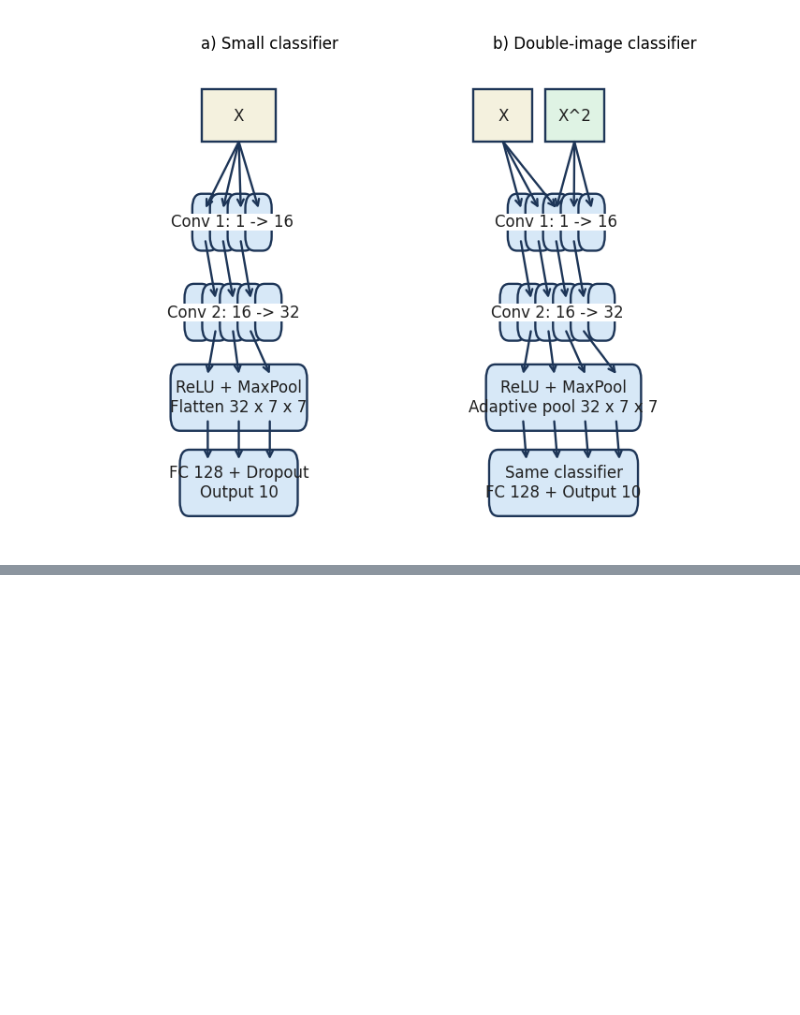
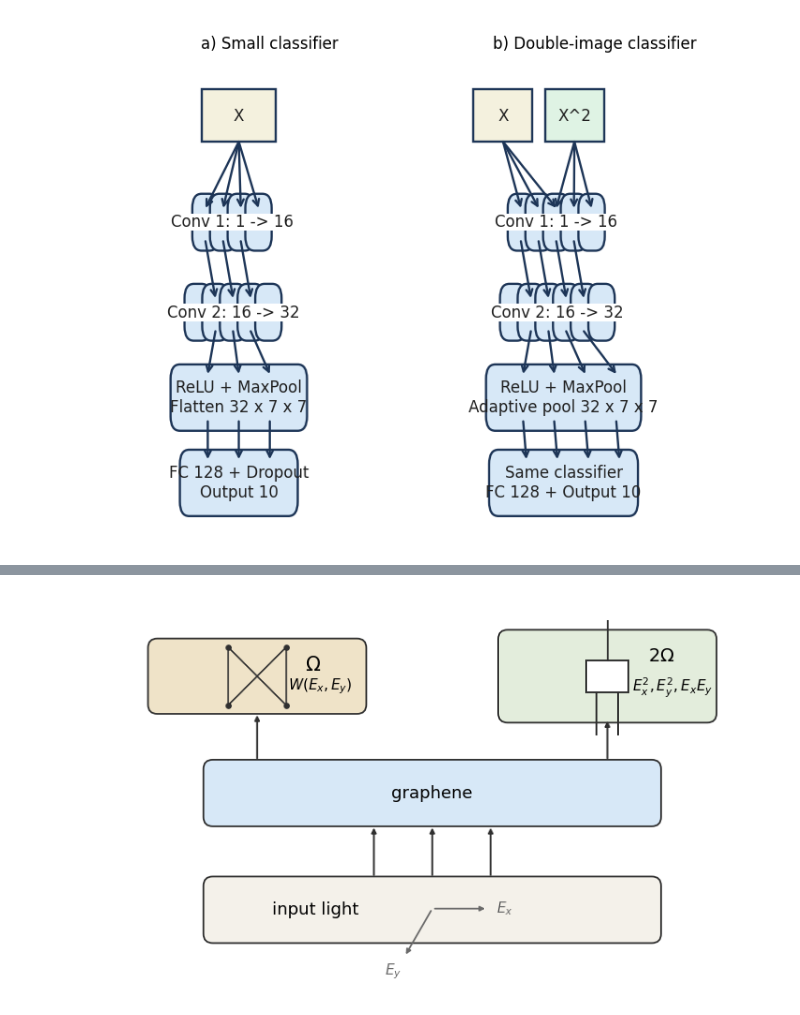
Before and after one commit to OlesMatsyshyn/Quantum-Material-Enhanced-Learning, a Jupyter notebook: Machine_learning_MNIST_tests/Plotting_ML_models_schemes.ipynb, the cells around one changed output, grey strips where cells are left out. Saved outputs shown, nothing was run; the diff lists cells and outputs as text; code cells hidden in the pictures; blank space fills up the shorter version.

Commit message:
Small plot updates

```diff
--- a/Machine_learning_MNIST_tests/Plotting_ML_models_schemes.ipynb
+++ b/Machine_learning_MNIST_tests/Plotting_ML_models_schemes.ipynb
@@ -150,0 +317,90 @@ plt.show()
+# %%
+import matplotlib.pyplot as plt
+from matplotlib.patches import FancyBboxPatch, Rectangle
+import numpy as np
+
+fig, ax = plt.subplots(figsize=(7.2, 5.2))
+
+block_fc = '#f4f1ea'
+graphene_fc = '#d7e8f7'
+omega_fc = '#efe3c8'
+tensor_fc = '#e3eddc'
+line_color = '#303030'
+
+def add_block(center, width, height, label=None, fc=block_fc, ec=line_color, rounding=0.16):
+    x0 = center[0] - width / 2
+    y0 = center[1] - height / 2
+    patch = FancyBboxPatch(
+        (x0, y0), width, height,
+        boxstyle=f'round,pad=0.02,rounding_size={rounding}',
+        linewidth=1.3, edgecolor=ec, facecolor=fc
+    )
+    ax.add_patch(patch)
+    if label is not None:
+        ax.text(center[0], center[1], label, ha='center', va='center', fontsize=13)
+    return patch
+
+def add_rotated_arrow(x0, y0, dx, dy, label, text_shift=(0.0, 0.0)):
+    ax.annotate('', xy=(x0 + dx, y0 + dy), xytext=(x0, y0), arrowprops=dict(arrowstyle='-|>', lw=1.6, color=line_color))
+    ax.text(x0 + dx / 2 + text_shift[0], y0 + dy / 2 + text_shift[1], label, ha='center', va='center', fontsize=11)
+
+# Block 1: inputs at y = 0.
+add_block((0, 0), width=7.8, height=1.1, fc=block_fc)
+ax.text(-2, 0, 'input light', ha='center', va='center', fontsize=13)
+input_origin = np.array([0.0, 0.02])
+ex_end = input_origin + np.array([0.95, 0.0])
+ey_end = input_origin + 0.95 * np.array([np.cos(-2 * np.pi / 3), np.sin(-2 * np.pi / 3)])
+ax.annotate('', xy=tuple(ex_end), xytext=tuple(input_origin), arrowprops=dict(arrowstyle='-|>', lw=1.3, color='#6a6a6a'))
+ax.annotate('', xy=tuple(ey_end), xytext=tuple(input_origin), arrowprops=dict(arrowstyle='-|>', lw=1.3, color='#6a6a6a'))
+ax.text(ex_end[0] + 0.15, ex_end[1], r'$E_x$', ha='left', va='center', fontsize=11, color='#6a6a6a')
+ax.text(ey_end[0] - 0.05, ey_end[1] - 0.08, r'$E_y$', ha='right', va='top', fontsize=11, color='#6a6a6a')
+
+# Block 2: graphene placeholder at y = 2.
+graphene_block = add_block((0, 2), width=7.8, height=1.1, fc=graphene_fc)
+ax.text(0, 2, 'graphene', ha='center', va='center', fontsize=13)
+
+# Links from inputs into graphene.
+for x in (-1.0, 0.0, 1.0):
+    ax.annotate('', xy=(x, 1.45), xytext=(x, 0.55), arrowprops=dict(arrowstyle='-|>', lw=1.4, color=line_color))
+
+# Block 3 left: Omega map at x = -3, y = 4.
+omega_center = (-3, 4)
+add_block(omega_center, width=3.7, height=1.25, fc=omega_fc)
+lower_points = [(-3.5, 3.5), (-2.5, 3.5)]
+upper_points = [(-3.5, 4.5), (-2.5, 4.5)]
+for x0, y0 in lower_points:
+    for x1, y1 in upper_points:
+        ax.plot([x0, x1], [y0, y1], color=line_color, lw=1.2)
+for px, py in lower_points + upper_points:
+    ax.plot(px, py, 'o', color=line_color, ms=3.8)
+ax.text(omega_center[0] + 0.95, omega_center[1] + 0.2, r'$\Omega$', ha='center', va='center', fontsize=15)
+ax.text(omega_center[0] + 1.08, omega_center[1] - 0.18, r'$W(E_x,E_y)$', ha='center', va='center', fontsize=11)
+ax.annotate('', xy=(-3, 3.38), xytext=(-3, 2.55), arrowprops=dict(arrowstyle='-|>', lw=1.5, color=line_color))
+#add_rotated_arrow(-3.75, 4.48, 0.95, 0.16, r'$X$', text_shift=(0.0, 0.16))
+#add_rotated_arrow(-3.55, 3.72, -0.48, 0.82, r'$Y$', text_shift=(-0.05, 0.16))
+
+# Block 3 right: tensor network at x = +3, y = 4.
+tensor_center = (3, 4)
+tensor_patch = add_block(tensor_center, width=3.7, height=1.55, fc=tensor_fc)
+box_w = 0.72
+box_h = 0.55
+inner_box = Rectangle((tensor_center[0] - box_w / 2, tensor_center[1] - box_h / 2), box_w, box_h,
+                      linewidth=1.4, edgecolor=line_color, facecolor='white')
+ax.add_patch(inner_box)
+ax.plot([tensor_center[0], tensor_center[0]], [tensor_center[1] + box_h / 2, tensor_center[1] + 0.95], color=line_color, lw=1.4)
+ax.plot([tensor_center[0] - box_w / 4, tensor_center[0] - box_w / 4], [tensor_center[1] - box_h / 2, tensor_center[1] - 1.0], color=line_color, lw=1.4)
+ax.plot([tensor_center[0] + box_w / 4, tensor_center[0] + box_w / 4], [tensor_center[1] - box_h / 2, tensor_center[1] - 1.0], color=line_color, lw=1.4)
+ax.text(tensor_center[0]+ 1.12, tensor_center[1] - 0.2, r'$E_x^2, E_y^2, E_x E_y$', ha='center', va='center', fontsize=11)
+ax.text(tensor_center[0] + 0.92, tensor_center[1] + 0.35, r'$2\Omega$', ha='center', va='center', fontsize=14)
+ax.annotate('', xy=(3, 3.28), xytext=(3, 2.55), arrowprops=dict(arrowstyle='-|>', lw=1.5, color=line_color))
+
+ax.set_xlim(-5.6, 5.6)
+ax.set_ylim(-1.35, 5.3)
+ax.set_aspect('equal')
+ax.axis('off')
+
+plt.tight_layout()
+plt.savefig('graphene_as_KAN_part.pdf', dpi=300, bbox_inches='tight')
+plt.show()
+# %% [output]
+[figure, added]
```
Also changed, not shown: parts of 4 cells of this notebook, 2 other files.
